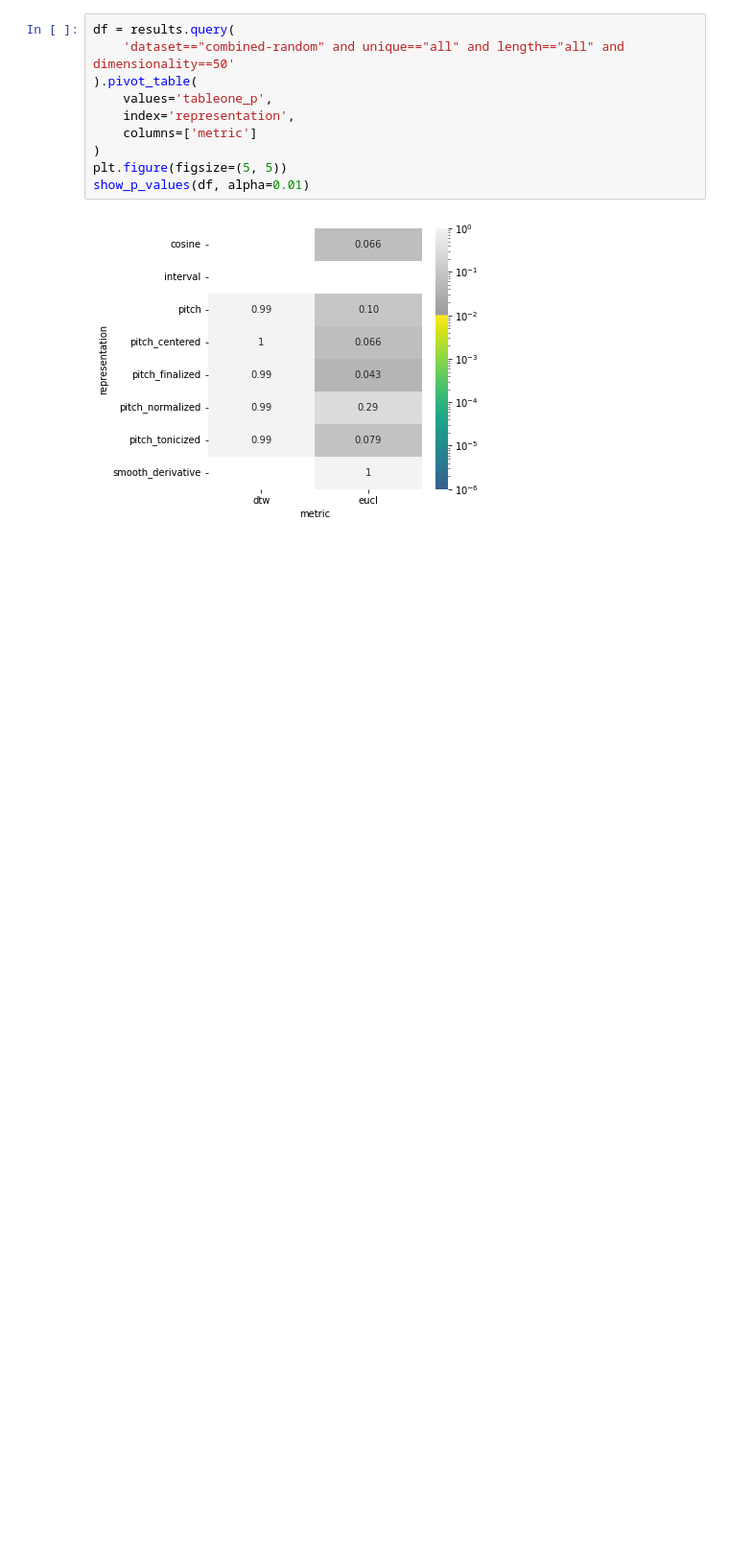
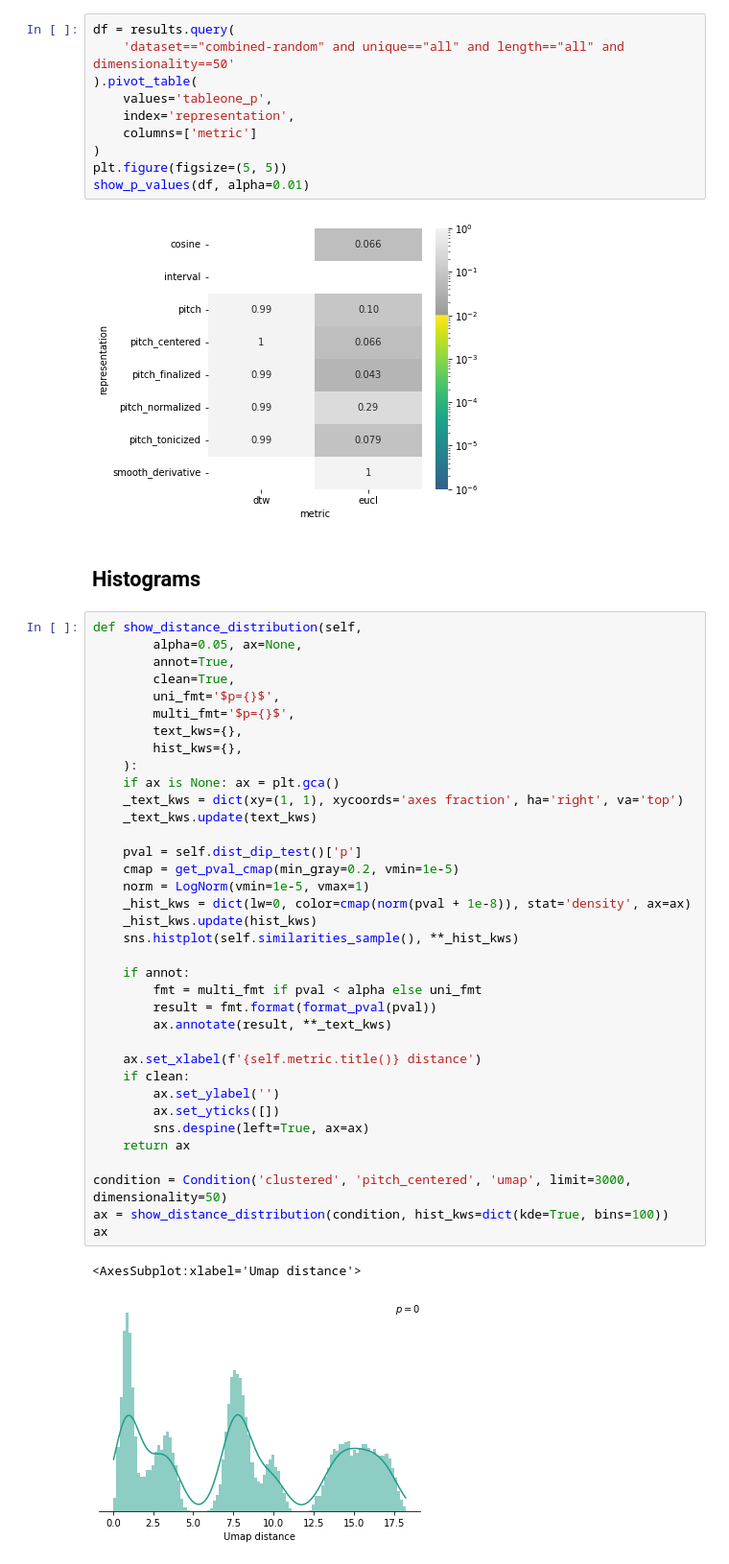
Before and after one commit to bacor/shapes-of-music, a Jupyter notebook: clean_notebooks/Dist-dip test results.ipynb, the cells around one changed output. Shown at 96% size. Saved outputs shown, nothing was run; the diff lists cells and outputs as text; blank space fills up the shorter version.

Commit message:
new results

```diff
--- a/clean_notebooks/Dist-dip test results.ipynb
+++ b/clean_notebooks/Dist-dip test results.ipynb
@@ -333,3 +333,44 @@ plt.figure(figsize=(5, 5))
 show_p_values(df, alpha=0.01)
 # %% [output]
 [figure]
+# %% [markdown]
+## Histograms
+# %%
+def show_distance_distribution(self,
+        alpha=0.05, ax=None,
+        annot=True,
+        clean=True,
+        uni_fmt='$p={}$',
+        multi_fmt='$p={}$',
+        text_kws={},
+        hist_kws={},
+    ):
+    if ax is None: ax = plt.gca()
+    _text_kws = dict(xy=(1, 1), xycoords='axes fraction', ha='right', va='top')
+    _text_kws.update(text_kws)
+
+    pval = self.dist_dip_test()['p']
+    cmap = get_pval_cmap(min_gray=0.2, vmin=1e-5)
+    norm = LogNorm(vmin=1e-5, vmax=1)
+    _hist_kws = dict(lw=0, color=cmap(norm(pval + 1e-8)), stat='density', ax=ax)
+    _hist_kws.update(hist_kws)
+    sns.histplot(self.similarities_sample(), **_hist_kws)
+
+    if annot:
+        fmt = multi_fmt if pval < alpha else uni_fmt
+        result = fmt.format(format_pval(pval))
+        ax.annotate(result, **_text_kws)
+
+    ax.set_xlabel(f'{self.metric.title()} distance')
+    if clean:
+        ax.set_ylabel('')
+        ax.set_yticks([])
+        sns.despine(left=True, ax=ax)
+    return ax
+
+condition = Condition('clustered', 'pitch_centered', 'umap', limit=3000, dimensionality=50)
+ax = show_distance_distribution(condition, hist_kws=dict(kde=True, bins=100))
+ax
+# %% [output]
+<AxesSubplot:xlabel='Umap distance'>
+[figure, added]
```
Also changed, not shown: parts of 1 cell of this notebook, 6 other files.
